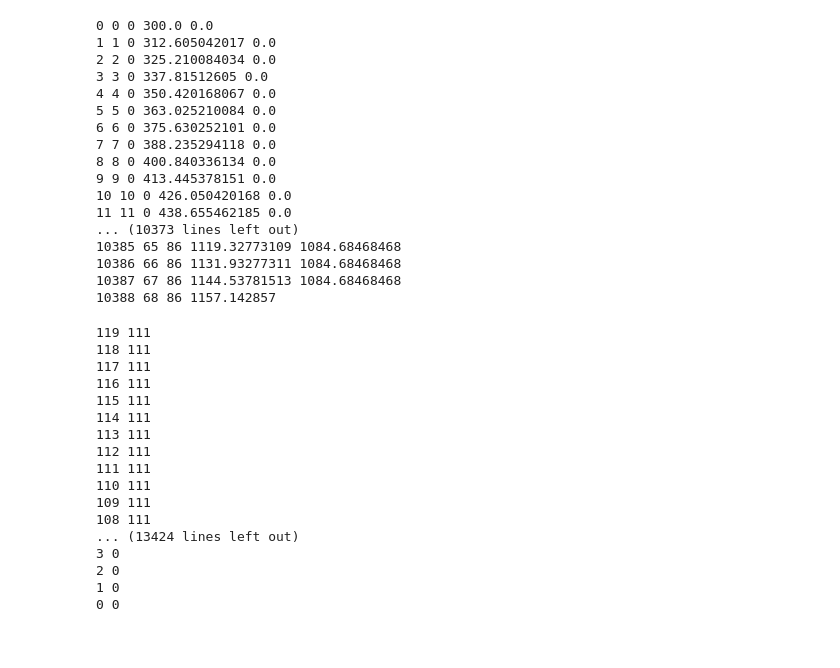
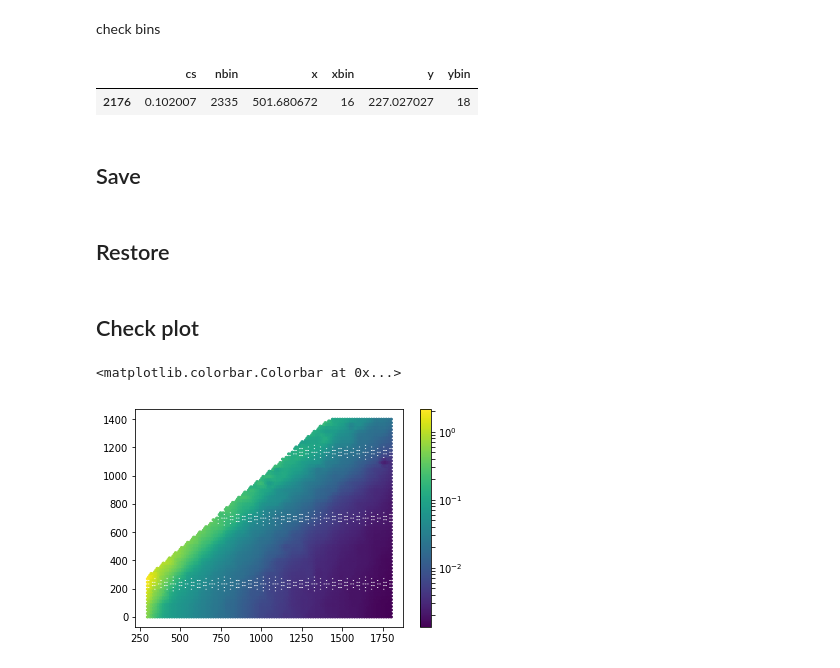
Before and after one commit to restrepo/cms_root_files, a Jupyter notebook: extract_root_TH2D.ipynb, the cells around one changed output. Drawn from its saved outputs; the diff is of its cells as text; code cells hidden in the pictures.

```diff
--- a/extract_root_TH2D.ipynb
+++ b/extract_root_TH2D.ipynb
@@ -175,51 +89,0 @@ if change_j:
-# %%
-i=0
-
-jj=0
-for y in np.linspace(0,1400,112):
-    ii=0
-    for x in np.linspace(300,1800,120):
-        print(i,ii,jj,x,y)
-        ii=ii+1
-        i=i+1
-    jj=jj+1
-# %% [output]
-0 0 0 300.0 0.0
-1 1 0 312.605042017 0.0
-2 2 0 325.210084034 0.0
-3 3 0 337.81512605 0.0
-4 4 0 350.420168067 0.0
-5 5 0 363.025210084 0.0
-6 6 0 375.630252101 0.0
-7 7 0 388.235294118 0.0
-8 8 0 400.840336134 0.0
-9 9 0 413.445378151 0.0
-10 10 0 426.050420168 0.0
-11 11 0 438.655462185 0.0
-... (10373 lines left out)
-10385 65 86 1119.32773109 1084.68468468
-10386 66 86 1131.93277311 1084.68468468
-10387 67 86 1144.53781513 1084.68468468
-10388 68 86 1157.142857
-# %%
-for j in reversed(range(112)):
-    for i in reversed( range(120) ):
-        print(i,j)
-# %% [output]
-119 111
-118 111
-117 111
-116 111
-115 111
-114 111
-113 111
-112 111
-111 111
-110 111
-109 111
-108 111
-... (13424 lines left out)
-3 0
-2 0
-1 0
-0 0
@@ -225,0 +95,9 @@ for j in reversed(range(112)):
+# %% [markdown]
+check bins
+# %%
+th2d[np.logical_and(th2d.xbin==16,th2d.ybin==18)]
+# %% [output]
+|  | cs | nbin | x | xbin | y | ybin |
+| 2176 | 0.102007 | 2335 | 501.680672 | 16 | 227.027027 | 18 |
+# %% [markdown]
+## Save
@@ -225,0 +106,13 @@ for j in reversed(range(112)):
+# %% [markdown]
+## Restore
+# %%
+th2d=pd.read_excel('TH2D.xlsx')
+# %% [markdown]
+## Check plot
+# %%
+from matplotlib.colors import LogNorm
+plt.hexbin(th2d.x,th2d.y,th2d.cs,norm=LogNorm())
+plt.colorbar()
+# %% [output]
+<matplotlib.colorbar.Colorbar at 0x...>
+[figure, added]
```
Also changed, not shown: parts of 22 cells of this notebook.
